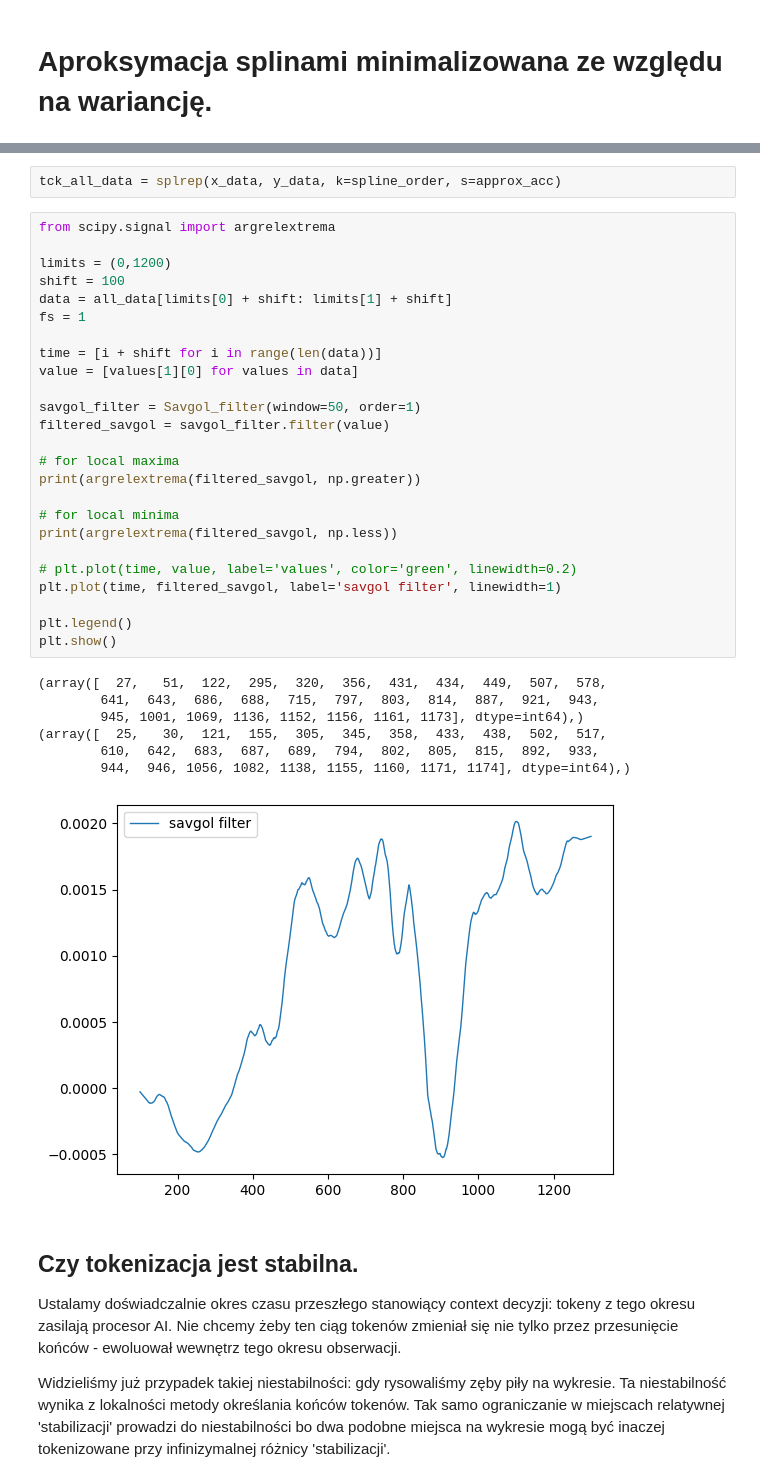
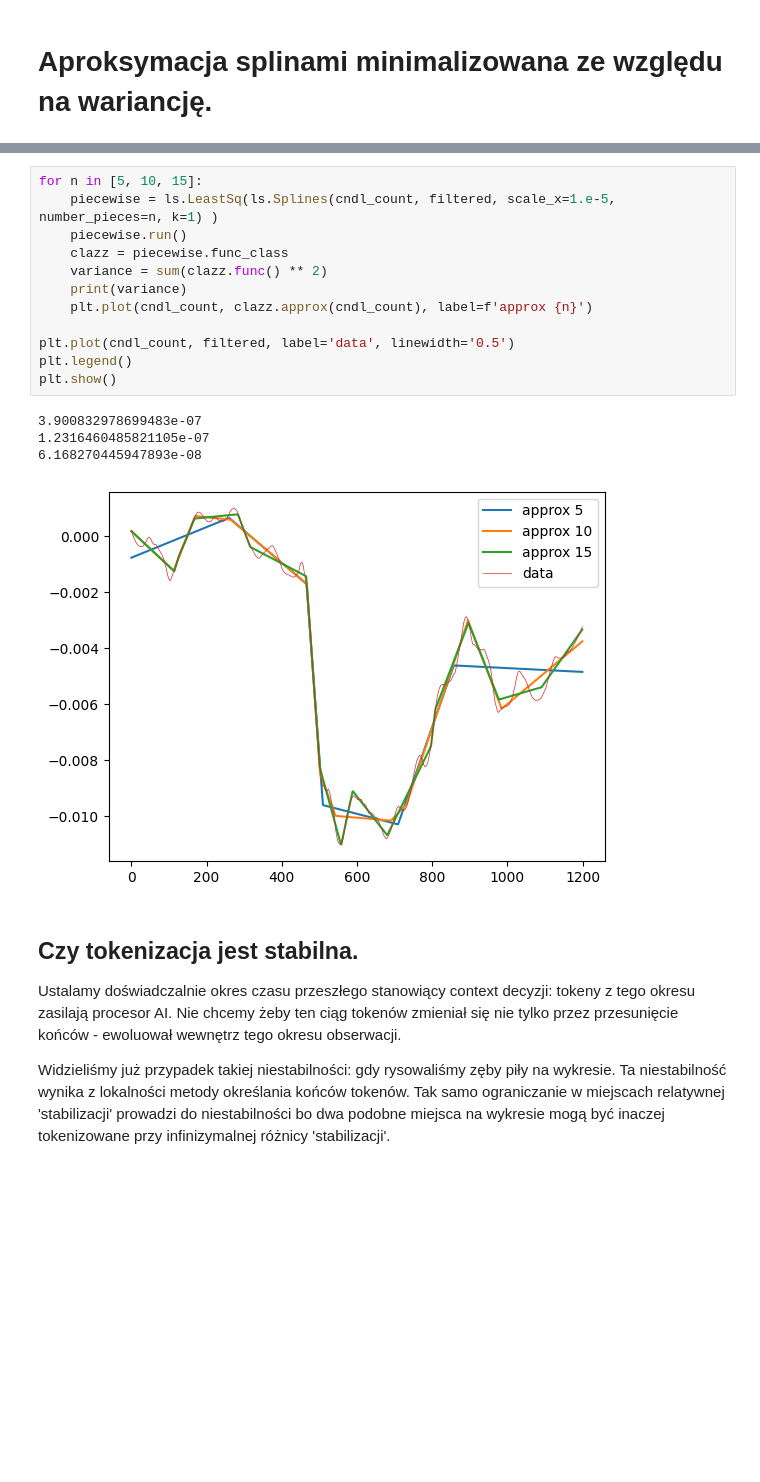
Before and after one commit to stefanzarembinski/szx81, a Jupyter notebook: src/parser_splitlines.ipynb, the cells around one changed output, grey strips where cells are left out. Cells and saved outputs as stored; diff of their text form; blank space fills up the shorter version.

```diff
--- a/src/parser_splitlines.ipynb
+++ b/src/parser_splitlines.ipynb
@@ -168,38 +105,20 @@ plt.show()
-# %%
-tck_all_data = splrep(x_data, y_data, k=spline_order, s=approx_acc)
-# %%
-from scipy.signal import argrelextrema
-
-limits = (0,1200)
-shift = 100
-data = all_data[limits[0] + shift: limits[1] + shift]
-fs = 1
-
-time = [i + shift for i in range(len(data))]
-value = [values[1][0] for values in data]
-
-savgol_filter = Savgol_filter(window=50, order=1)
-filtered_savgol = savgol_filter.filter(value)
-
-# for local maxima
-print(argrelextrema(filtered_savgol, np.greater))
-
-# for local minima
-print(argrelextrema(filtered_savgol, np.less))
-
-# plt.plot(time, value, label='values', color='green', linewidth=0.2)
-plt.plot(time, filtered_savgol, label='savgol filter', linewidth=1)
-
-plt.legend()
-plt.show()
-# %% [output]
-(array([  27,   51,  122,  295,  320,  356,  431,  434,  449,  507,  578,
-        641,  643,  686,  688,  715,  797,  803,  814,  887,  921,  943,
-        945, 1001, 1069, 1136, 1152, 1156, 1161, 1173], dtype=int64),)
-(array([  25,   30,  121,  155,  305,  345,  358,  433,  438,  502,  517,
-        610,  642,  683,  687,  689,  794,  802,  805,  815,  892,  933,
-        944,  946, 1056, 1082, 1138, 1155, 1160, 1171, 1174], dtype=int64),)
-[figure, removed]
+# %%
+for n in [5, 10, 15]:
+    piecewise = ls.LeastSq(ls.Splines(cndl_count, filtered, scale_x=1.e-5, number_pieces=n, k=1) )
+    piecewise.run()
+    clazz = piecewise.func_class
+    variance = sum(clazz.func() ** 2)
+    print(variance)
+    plt.plot(cndl_count, clazz.approx(cndl_count), label=f'approx {n}')
+
+plt.plot(cndl_count, filtered, label='data', linewidth='0.5')
+plt.legend()
+plt.show()
+# %% [output]
+3.900832978699483e-07
+1.2316460485821105e-07
+6.168270445947893e-08
+[figure, added]
 # %% [markdown]
 ## Czy tokenizacja jest stabilna.
 
```
Also changed, not shown: parts of 8 cells of this notebook, 3 other files.
